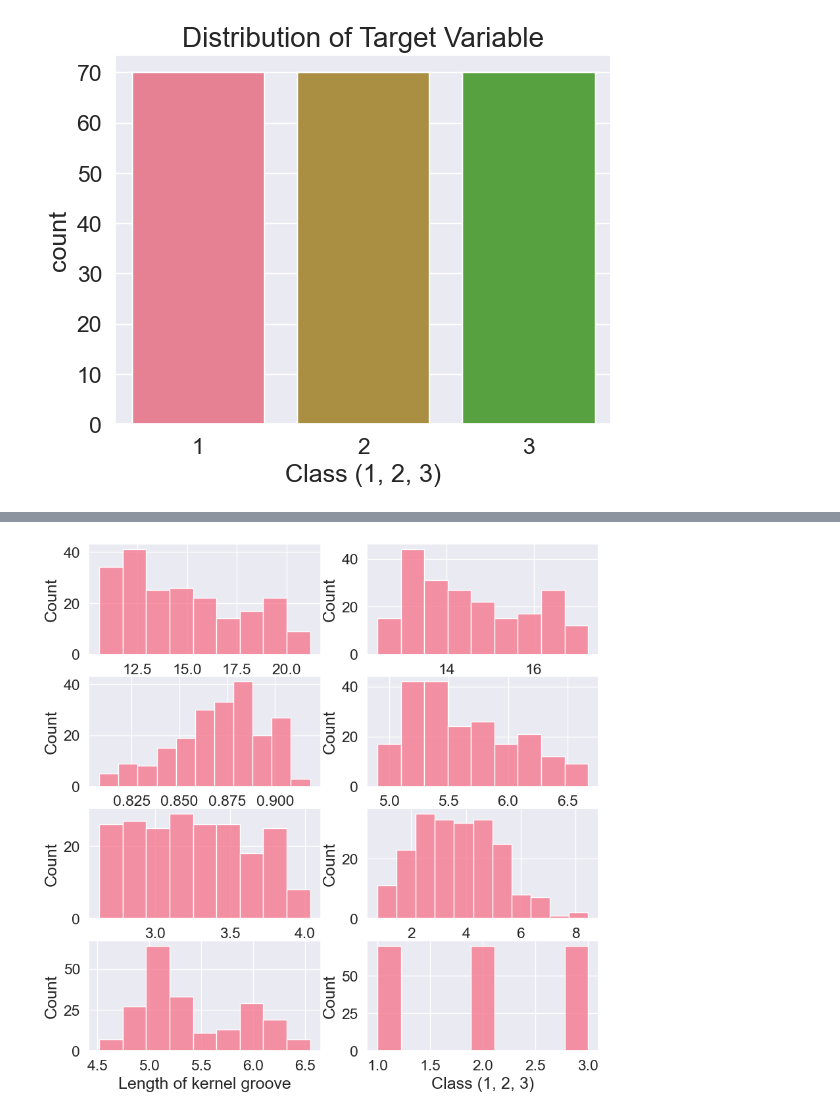
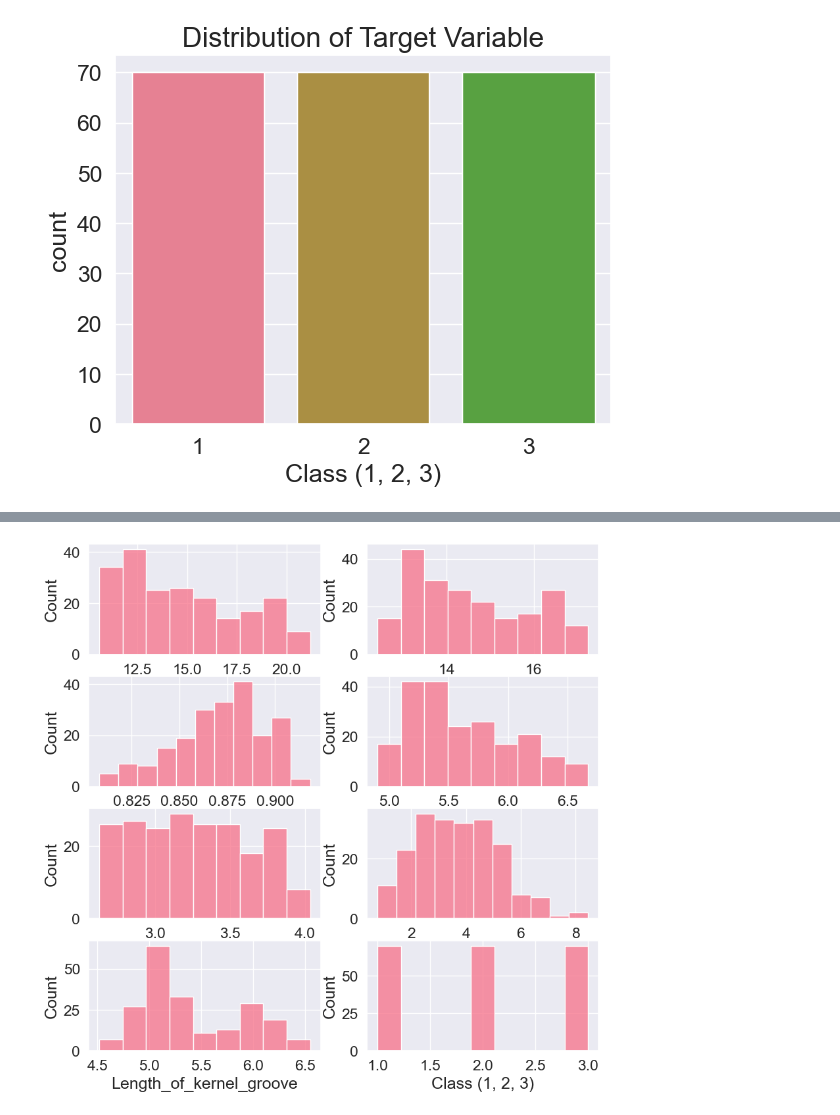
Before and after one commit to meek0307/Wheat-Kernel-Prediction-Web-App, a Jupyter notebook: notebook/EDA.ipynb, the cells around one changed output, grey strips where cells are left out. Cells and saved outputs as stored; diff of their text form; code cells hidden in the pictures.

```diff
--- a/notebook/EDA.ipynb
+++ b/notebook/EDA.ipynb
@@ -148,7 +148,7 @@ plt.show()
 # %%
 sns.set_palette("husl")
 # Create a list of all the feature columns
-features = ['Area', 'Perimeter', 'Compactness', 'Length of kernel', 'Width of kernel', 'Asymmetry coefficient', 'Length of kernel groove','Class (1, 2, 3)']
+features = ['Area', 'Perimeter', 'Compactness', 'Length_of_kernel', 'Width_of_kernel', 'Asymmetry_coefficient', 'Length_of_kernel_groove','Class (1, 2, 3)']
 # create a figure with 2 rows and 4 columns
 fig, axs = plt.subplots(2, 4, figsize=(15, 10))
 
@@ -163,14 +163,14 @@ plt.show()
 # %%
 sns.set_palette("husl")
-features = ['Area', 'Perimeter', 'Compactness', 'Length of kernel', 'Width of kernel', 'Asymmetry coefficient', 'Length of kernel groove','Class (1, 2, 3)']
+features = ['Area', 'Perimeter', 'Compactness', 'Length_of_kernel', 'Width_of_kernel', 'Asymmetry_coefficient', 'Length_of_kernel_groove','Class (1, 2, 3)']
 
 # create figure with 4 rows and 2 columns
 fig, axs = plt.subplots(4, 2, figsize=(10, 10))
 axs = axs.ravel()
 
 # iterate through selected columns
 for i, col in enumerate(features):
     sns.histplot(df[col], ax=axs[i])
 plt.show()
 # %% [output]
-[figure, old version]
+[figure, new version]
```
Also changed, not shown: parts of 6 cells of this notebook, 14 other files.
